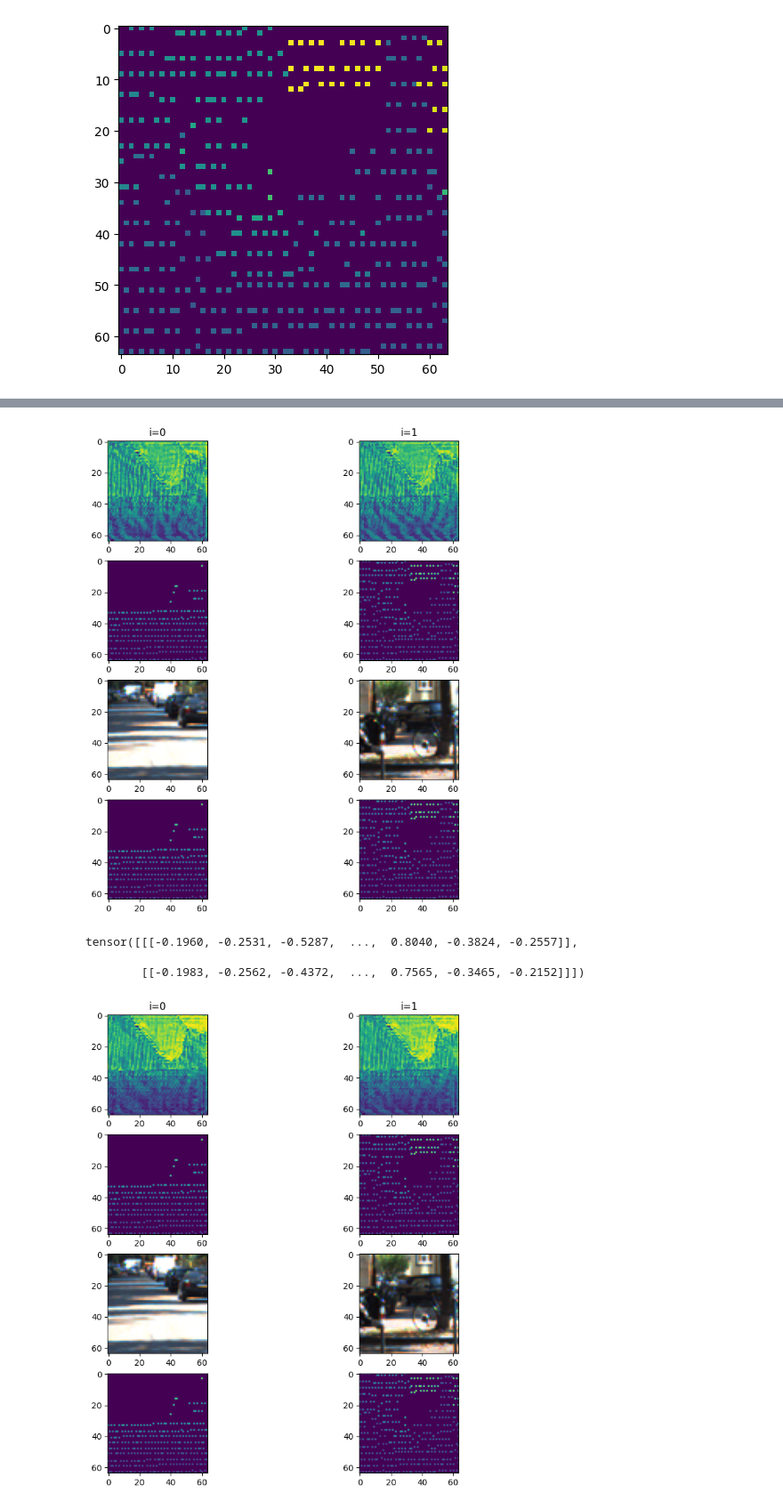
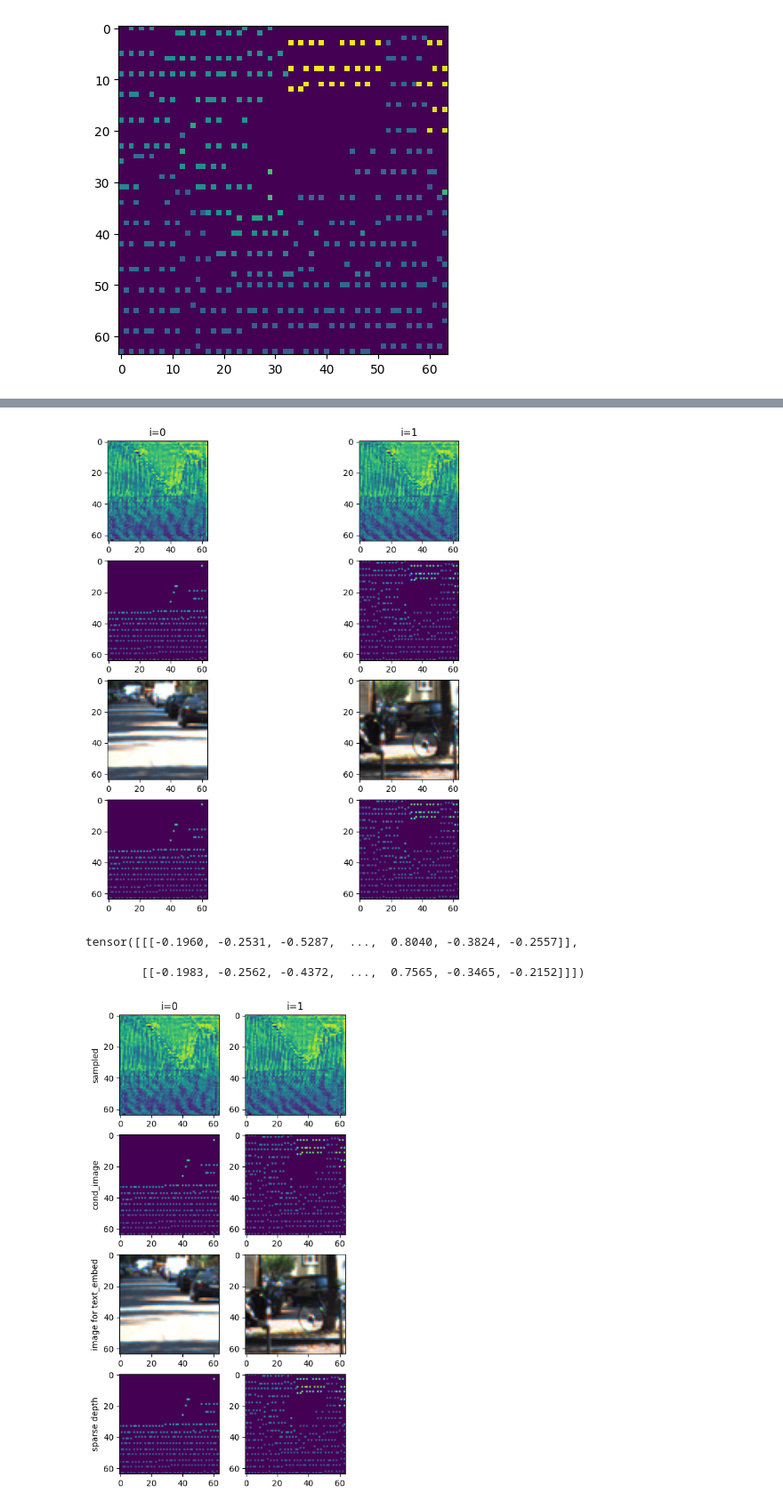
Before and after one commit to kirilllzaitsev/depth_completion_with_diffusion, a Jupyter notebook: rsl_depth_completion/conditional_diffusion/fine-tuning.ipynb, the cells around one changed output, grey strips where cells are left out. Shown at 89% size. Cells and saved outputs as stored; diff of their text form; code cells hidden in the pictures.

```diff
--- a/rsl_depth_completion/conditional_diffusion/fine-tuning.ipynb
+++ b/rsl_depth_completion/conditional_diffusion/fine-tuning.ipynb
@@ -27,7 +27,7 @@ torch.backends.cudnn.benchmark = True
 # %%
 
 cfg = cfg_cls(path=cfg_cls.default_file)
-
+cfg.batch_size = 2
 set_seed(cfg.seed)
 
 if cfg.is_cluster:
@@ -184,7 +239,7 @@ for i in range(len(samples[unet_idx])):
     axs[3,i].imshow(eval_batch["sdm"][i].permute(1, 2, 0).cpu().numpy())
 plt.show()
 # %% [output]
-[figure, old version]
+[figure, new version]
 # %%
 eval_batch['text_embed']
 # %% [output]
@@ -192,15 +247,19 @@ tensor([[[-0.1960, -0.2531, -0.5287,  ...,  0.8040, -0.3824, -0.2557]],
 
         [[-0.1983, -0.2562, -0.4372,  ...,  0.7565, -0.3465, -0.2152]]])
 # %%
-fix, axs = plt.subplots(4, len(samples[0]) if len(samples[0]) > 1 else 2, figsize=(10, 10))
+fix, axs = plt.subplots(4, len(samples[0]) if len(samples[0]) > 1 else 2, figsize=(5, 10))
 for i in range(len(samples[0])):
     axs[0,i].imshow(samples[0][i].permute(1, 2, 0).cpu().numpy())
     axs[0,i].set_title(f"{i=}")
     axs[1,i].imshow(eval_batch["cond_image"][i].permute(1, 2, 0).cpu().numpy())
     axs[2,i].imshow(eval_batch["rgb"][i].permute(1, 2, 0).cpu().numpy())
     axs[3,i].imshow(eval_batch["sdm"][i].permute(1, 2, 0).cpu().numpy())
+axs[0,0].set_ylabel("sampled")
+axs[1,0].set_ylabel("cond_image")
+axs[2,0].set_ylabel("image for text_embed")
+axs[3,0].set_ylabel("sparse depth")
 plt.show()
 # %% [output]
-[figure, old version]
+[figure, new version]
 # %%
 def compare_diff_cond_scales(trainer):
```
Also changed, not shown: parts of 9 cells of this notebook, 7 other files.
